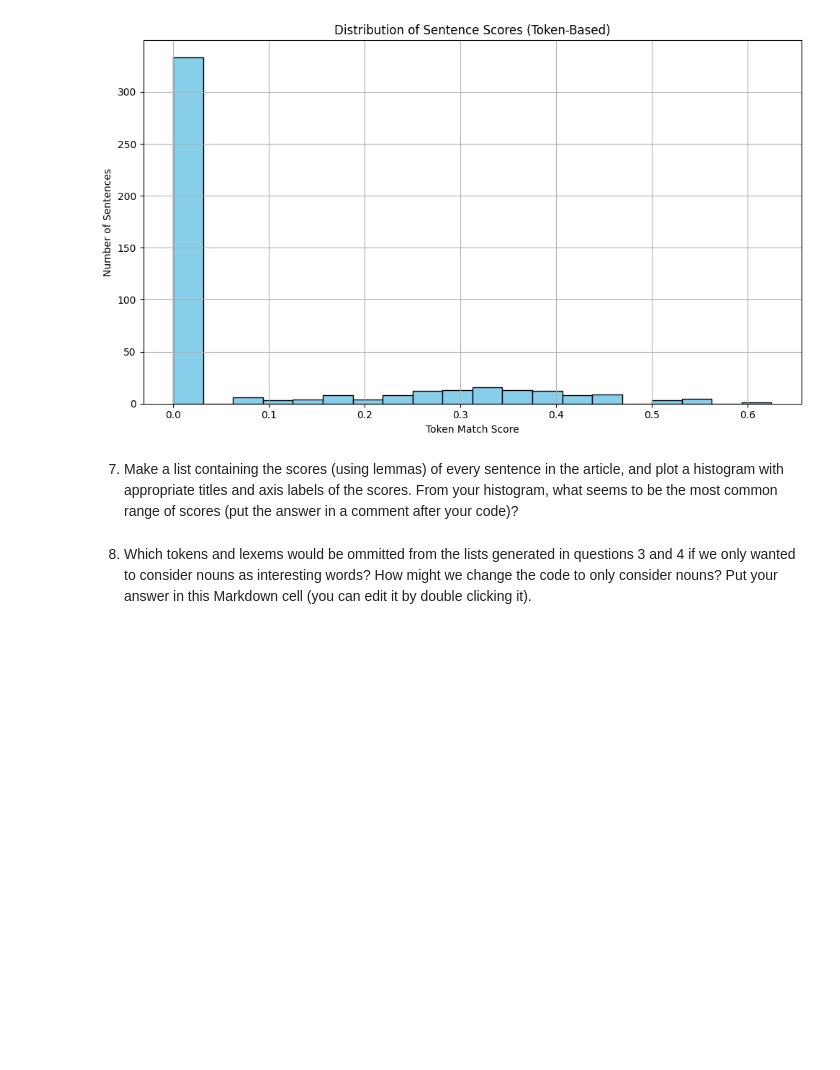
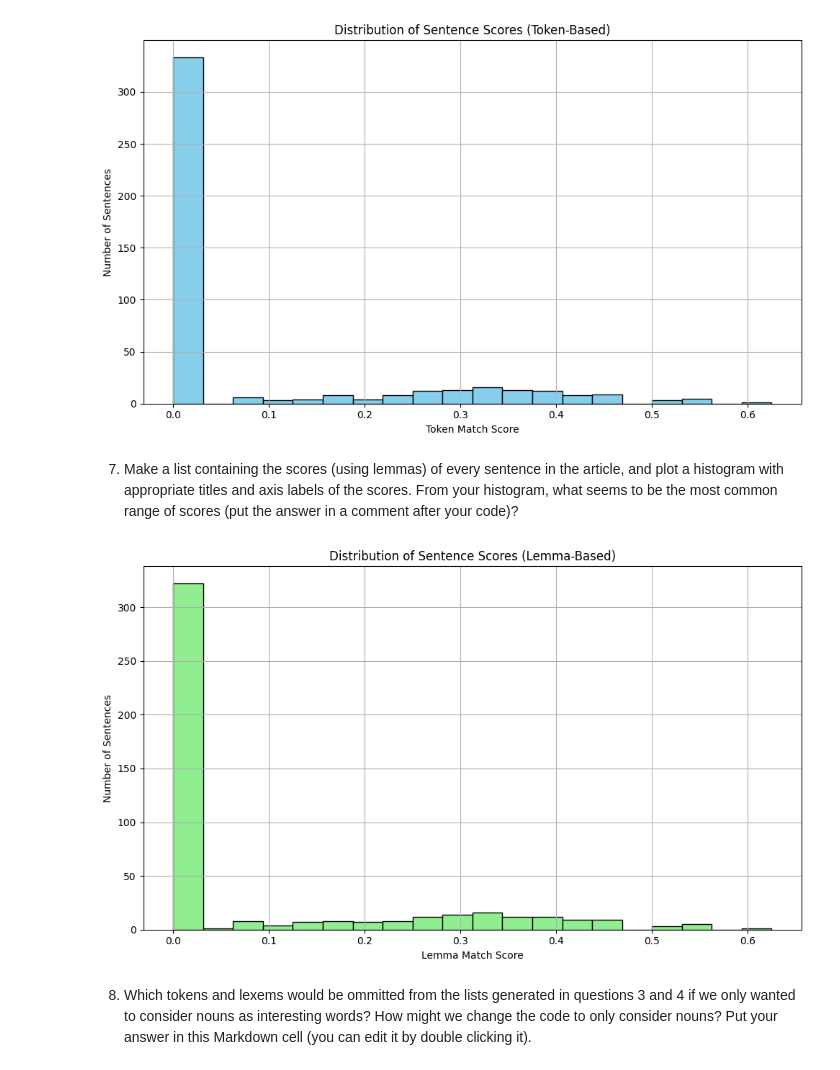
Before and after one commit to wkarto/web-scraping, a Jupyter notebook: web-scraping.ipynb, the cells around one changed output. Cells and saved outputs as stored; diff of their text form; code cells hidden in the pictures; blank space fills up the shorter version.

```diff
--- a/web-scraping.ipynb
+++ b/web-scraping.ipynb
@@ -245,5 +245,22 @@ plt.show()
 [figure]
 # %% [markdown]
 7. Make a list containing the scores (using lemmas) of every sentence in the article, and plot a histogram with appropriate titles and axis labels of the scores.  From your histogram, what seems to be the most common range of scores (put the answer in a comment after your code)?
+# %%
+# Score each sentence using lemma-based scoring
+lemma_scores = [score_sentence_by_lemma(sent.text, interesting_lemmas) for sent in sentences]
+
+# Plot histogram
+plt.figure(figsize=(10, 6))
+plt.hist(lemma_scores, bins=20, color='lightgreen', edgecolor='black')
+plt.title("Distribution of Sentence Scores (Lemma-Based)")
+plt.xlabel("Lemma Match Score")
+plt.ylabel("Number of Sentences")
+plt.grid(True)
+plt.tight_layout()
+plt.show()
+
+# Most common range appears to be between 0.0 and 0.1
+# %% [output]
+[figure, added]
 # %% [markdown]
 8. Which tokens and lexems would be ommitted from the lists generated in questions 3 and 4 if we only wanted to consider nouns as interesting words?  How might we change the code to only consider nouns? Put your answer in this Markdown cell (you can edit it by double clicking it).
```
